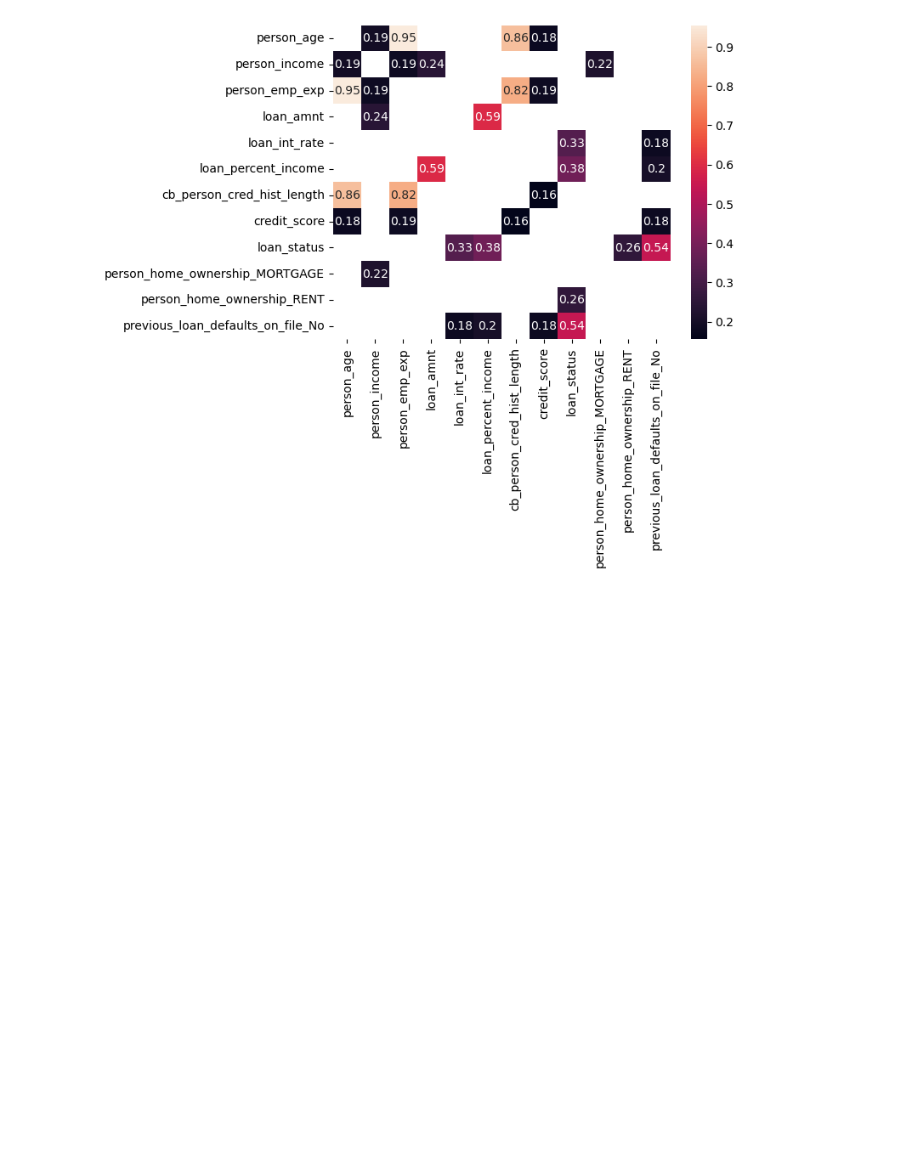
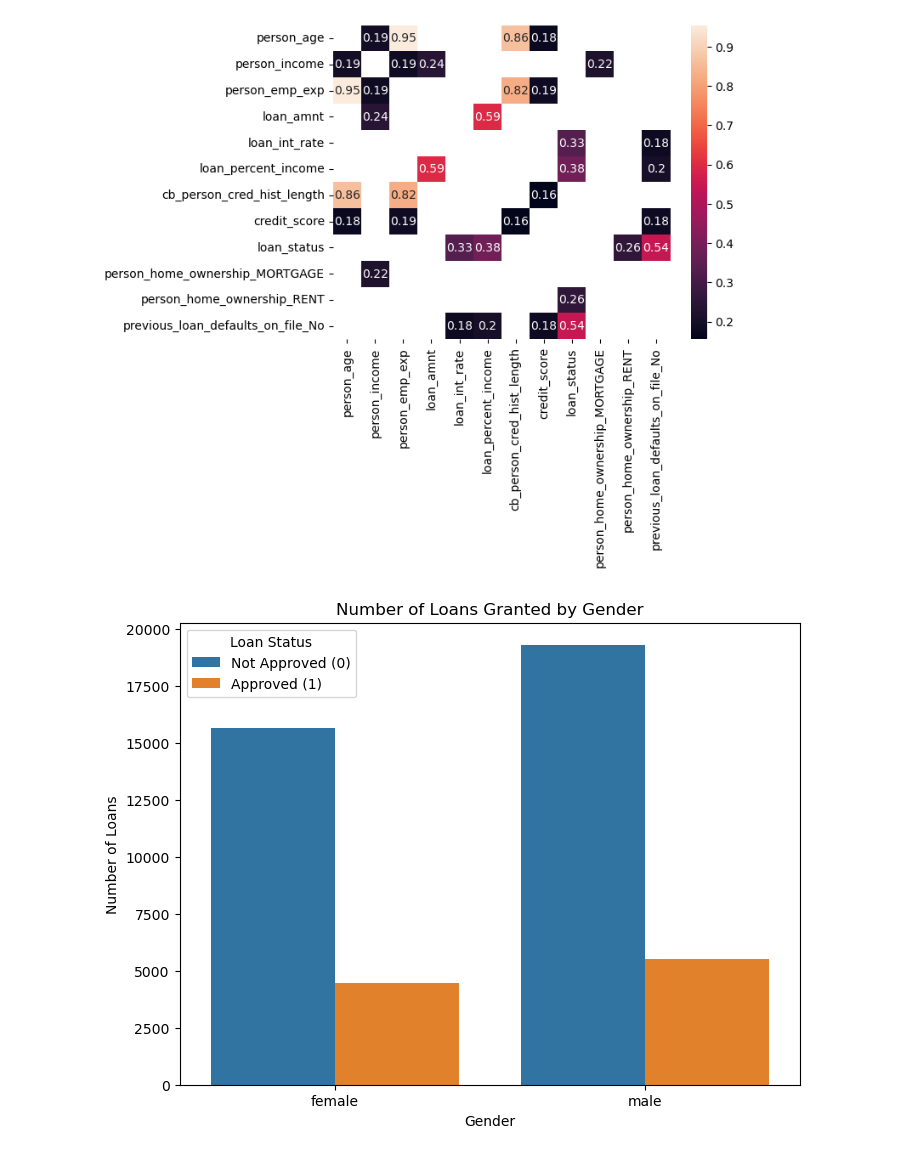
Before and after one commit to LewGoesB00M/CMP6230, a Jupyter notebook: Assignment/Report/Code/CMP6230.ipynb, the cells around one changed output. Saved outputs shown, nothing was run; the diff lists cells and outputs as text; code cells hidden in the pictures; blank space fills up the shorter version.

```diff
--- a/Assignment/Report/Code/CMP6230.ipynb
+++ b/Assignment/Report/Code/CMP6230.ipynb
@@ -221,3 +221,25 @@ sns.heatmap(filtered_matrix, annot = True)
 # %% [output]
 <Axes: >
 [figure]
+# %%
+# Adjust the size of the graph.
+plt.figure(figsize=(8, 6))
+
+# Produce the graph, with the data source being the main DF, X as the applicants' genders,
+# and colouring the bars dependent on the loan outcome. Doing this produces two side-by-side
+# bars, clearly showing the proportion of each.
+sns.countplot(data=df, x='person_gender', hue='loan_status')
+
+# Adding a title
+plt.title('Number of Loans Granted by Gender')
+# Labelling the X axis so that it isn't just "person_gender"
+plt.xlabel('Gender')
+# LAbelling the Y axis so that it isn't just "count"
+plt.ylabel('Number of Loans')
+# Adding a legend to indicate what each colour refers to. Loan Status 0 is rejected, whereas 1 is approved.
+plt.legend(title='Loan Status', labels=['Not Approved (0)', 'Approved (1)'])
+
+# Display the plot
+plt.show()
+# %% [output]
+[figure, added]
```
Also changed, not shown: parts of 1 cell of this notebook, 12 other files.
